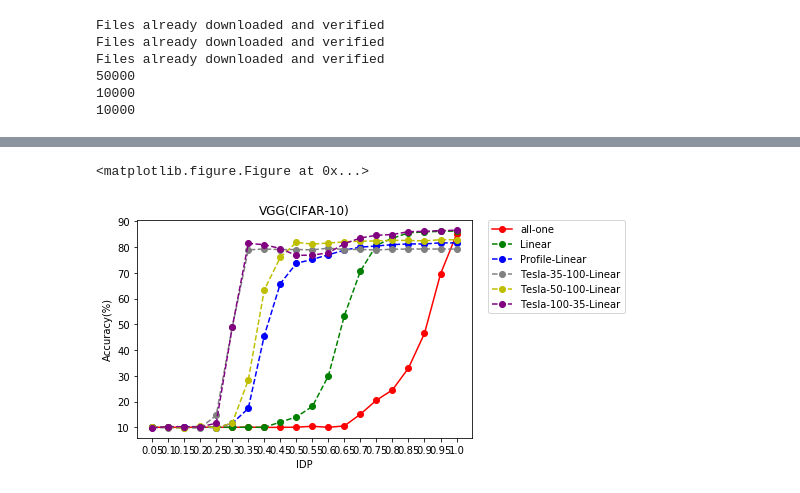
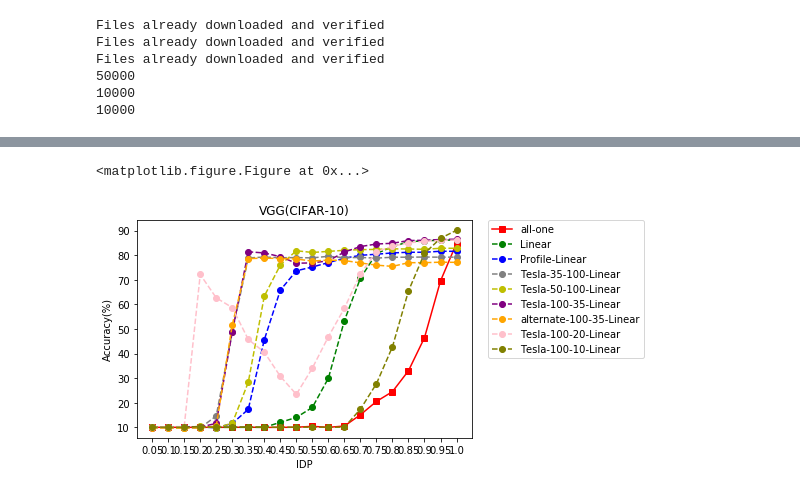
Before and after one commit to tainanboy/Channel-Prioritized-CNN, a Jupyter notebook: tesla_linear_IDP_2branch.ipynb, the cells around one changed output, grey strips where cells are left out. Cells and saved outputs as stored; diff of their text form; code cells hidden in the pictures.

```diff
--- a/tesla_linear_IDP_2branch.ipynb
+++ b/tesla_linear_IDP_2branch.ipynb
@@ -51,7 +53,7 @@ class ChunkSampler(sampler.Sampler):
     def __len__(self):
         return self.num_samples
 
-data_path = '/data/put_data/frank840925/IDP/data'
+data_path = '/home/put_data/frank840925/IDP/data'
 transform = transforms.Compose(
     [transforms.ToTensor(),
      transforms.Normalize((0.485, 0.456, 0.406), (0.229, 0.224, 0.225))])
@@ -479,7 +604,7 @@ idp_scale = list(map(lambda x: x/20,range(1,21)))
 print(idp_scale)
 for i in idp_scale:
     net_inference = tesla_coef_idp_VGG_branch(idp_layers, idp1=1, idp2=i).type(dtype)
-    net_inference.load_state_dict(torch.load('saved_models/100_35_tesla_branch_linear_idp_model.pkl'))
+    net_inference.load_state_dict(torch.load('saved_models/100_20_tesla_branch_linear_idp_model.pkl'))
     a = test_acccuracy(testloader, net_inference.eval())
     idp_acc_history.append(a)
 # %% [output]
@@ -526,3 +693,24 @@ idp_acc_history
+# %%
+tesla_100_35 = [9.76,
+ 10.24,
+ 10.24,
+ 10.12,
+ 11.6,
+ 48.84,
+ 81.4,
+ 80.92,
+ 79.42,
+ 76.74,
+ 76.88,
+ 77.74,
+ 81.3,
+ 83.52,
+ 84.56,
+ 84.86,
+ 85.96,
+ 86.08,
+ 86.4,
+ 86.52]
 # %%
 tesla_35_100 = [10.06,
  9.76,
@@ -629,14 +817,15 @@ linear_history = [10.0,
  86.11,
  86.2]
 # %%
-def plot_idp_accuracy(accuracy1=None, accuracy2=None, accuracy3=None, accuracy4=None, accuracy5=None, accuracy6=None):
+def plot_idp_accuracy(accuracy1=None, accuracy2=None, accuracy3=None, accuracy4=None, accuracy5=None, accuracy6=None,
+                     accuracy7=None, accuracy8=None, accuracy9=None):
     plt.clf()
     fig4 = plt.figure()
     ax1 = fig4.add_subplot(111)
     idp_scale = list(map(lambda x: x/20,range(1,21)))
     idp_scale_i = [i for i in range(0, len(idp_scale))]
     if accuracy1:
-        ax1.plot(idp_scale_i, accuracy1, marker='o', linestyle='-', color='r', label="all-one")
+        ax1.plot(idp_scale_i, accuracy1, marker='s', linestyle='-', color='r', label="all-one")
     if accuracy2:
         ax1.plot(idp_scale_i, accuracy2, marker='o', linestyle='--', color='g', label="Linear")
     if accuracy3:
@@ -647,6 +836,12 @@ def plot_idp_accuracy(accuracy1=None, accuracy2=None, accuracy3=None, accuracy4=
         ax1.plot(idp_scale_i, accuracy5, marker='o', linestyle='--', color='y', label="Tesla-50-100-Linear")
     if accuracy6:
         ax1.plot(idp_scale_i, accuracy6, marker='o', linestyle='--', color='purple', label="Tesla-100-35-Linear")
+    if accuracy7:
+        ax1.plot(idp_scale_i, accuracy7, marker='o', linestyle='--', color='orange', label="alternate-100-35-Linear")
+    if accuracy8:
+        ax1.plot(idp_scale_i, accuracy8, marker='o', linestyle='--', color='pink', label="Tesla-100-20-Linear")
+    if accuracy9:
+        ax1.plot(idp_scale_i, accuracy9, marker='o', linestyle='--', color='olive', label="Tesla-100-10-Linear")
     plt.xticks(idp_scale_i, idp_scale)
     plt.xlabel("IDP")
     plt.ylabel("Accuracy(%)")
@@ -654,7 +849,8 @@ def plot_idp_accuracy(accuracy1=None, accuracy2=None, accuracy3=None, accuracy4=
     plt.title("VGG(CIFAR-10)")
     plt.savefig('results_graphs/tesla_branch_linear_idp_accuracy.png')
 # %%
-plot_idp_accuracy(all_one_acc_history,linear_history, profile, tesla_35_100, tesla_50_100, idp_acc_history)
+plot_idp_accuracy(all_one_acc_history,linear_history, profile, tesla_35_100, tesla_50_100, tesla_100_35,
+                  alternate_100_35, tesla_100_20,idp_acc_history)
 # %% [output]
 <matplotlib.figure.Figure at 0x...>
-[figure, old version]
+[figure, new version]
```
Also changed, not shown: parts of 17 cells of this notebook, 6 other files.
